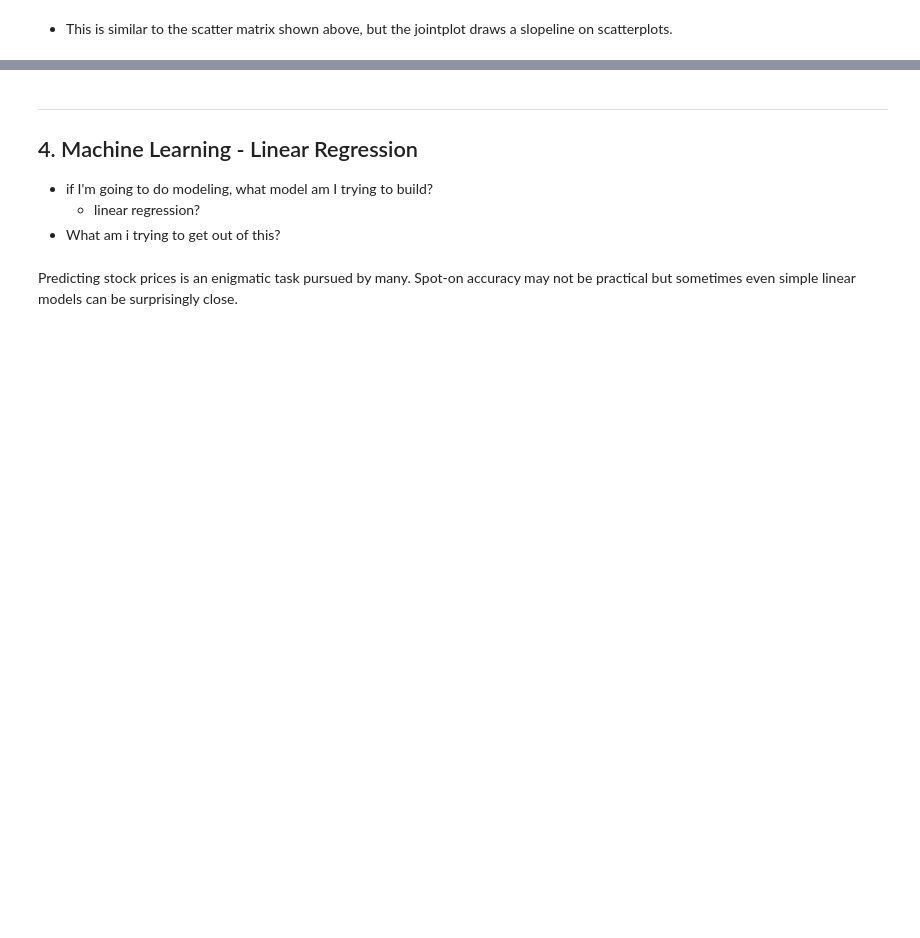
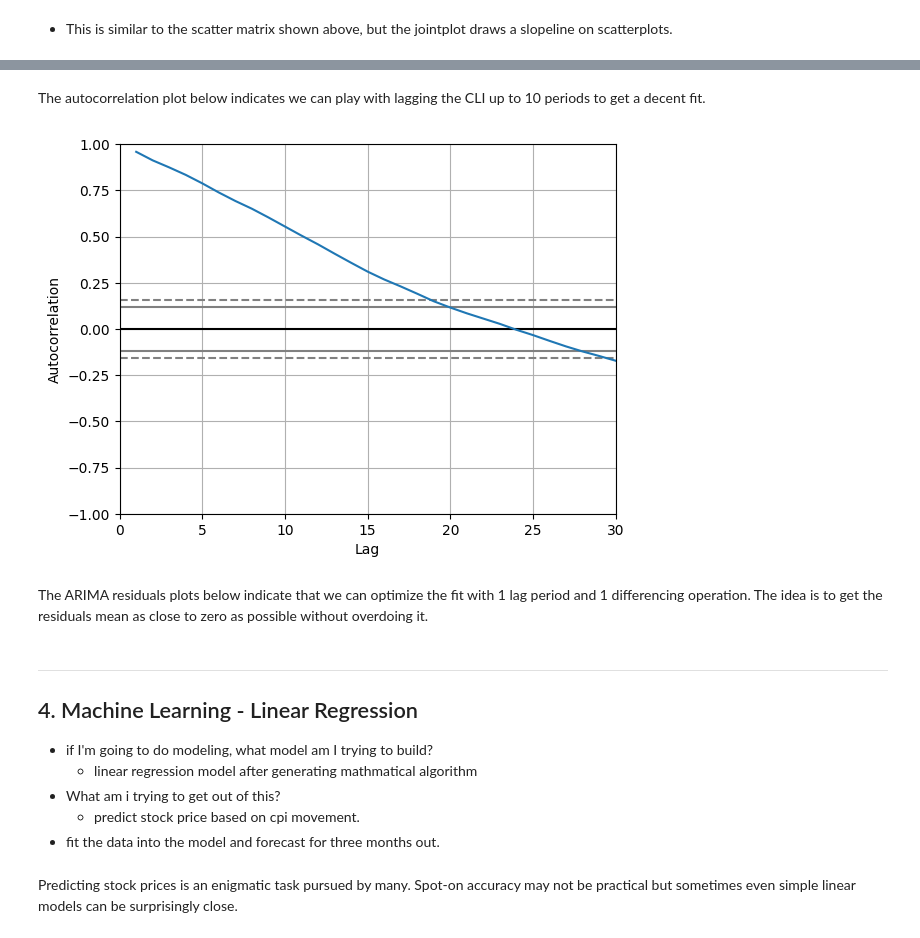
Before and after one commit to junjslee/Predicting-S-P-500-Market-Trends-using-Macro-Economic-Indicators-with-Python, a Jupyter notebook: Python-SPX_DataMining (factor=UNRATE,CPI,10yrTreasury).ipynb, the cells around one changed output, grey strips where cells are left out. Drawn from its saved outputs; the diff is of its cells as text; code cells hidden in the pictures; blank space fills up the shorter version.

```diff
--- a/Python-SPX_DataMining (factor=UNRATE,CPI,10yrTreasury).ipynb
+++ b/Python-SPX_DataMining (factor=UNRATE,CPI,10yrTreasury).ipynb
@@ -490,0 +694,12 @@ Overall, I have assessed the economic indicators that could potentially have a r
+# %%
+X = df_all[['DATE', 'TREASURY YIELD']].copy()
+X.set_index(['DATE'], inplace=True)
+X.astype(float)
+X = X.dropna()
+
+X = X.loc['2000-01-01':]
+
+X = X.iloc[:, 0]
+#X.index = pd.to_datetime(X.index)
+
+X.tail()
@@ -490,0 +714,13 @@ Overall, I have assessed the economic indicators that could potentially have a r
+# %% [markdown]
+The autocorrelation plot below indicates we can play with lagging the CLI up to 10 periods to get a decent fit.
+# %%
+from pandas.plotting import autocorrelation_plot
+
+ax = autocorrelation_plot(X)
+ax.set_xlim([0, 30])
+
+plt.show()
+# %% [output]
+[figure, added]
+# %% [markdown]
+The ARIMA residuals plots below indicate that we can optimize the fit with 1 lag period and 1 differencing operation. The idea is to get the residuals mean as close to zero as possible without overdoing it.
@@ -492,8 +742,10 @@ Overall, I have assessed the economic indicators that could potentially have a r
 ***
 ## 4. Machine Learning - Linear Regression
 - if I'm going to do modeling, what model am I trying to build?
-    - linear regression?
+    - linear regression model after generating mathmatical algorithm
 - What am i trying to get out of this?
+    - predict stock price based on cpi movement.
+- fit the data into the model and forecast for three months out.
 # %% [markdown]
 Predicting stock prices is an enigmatic task pursued by many. Spot-on accuracy may not be practical but sometimes even simple linear models can be surprisingly close.
 # %% [markdown]
```
Also changed, not shown: parts of 35 cells of this notebook.
